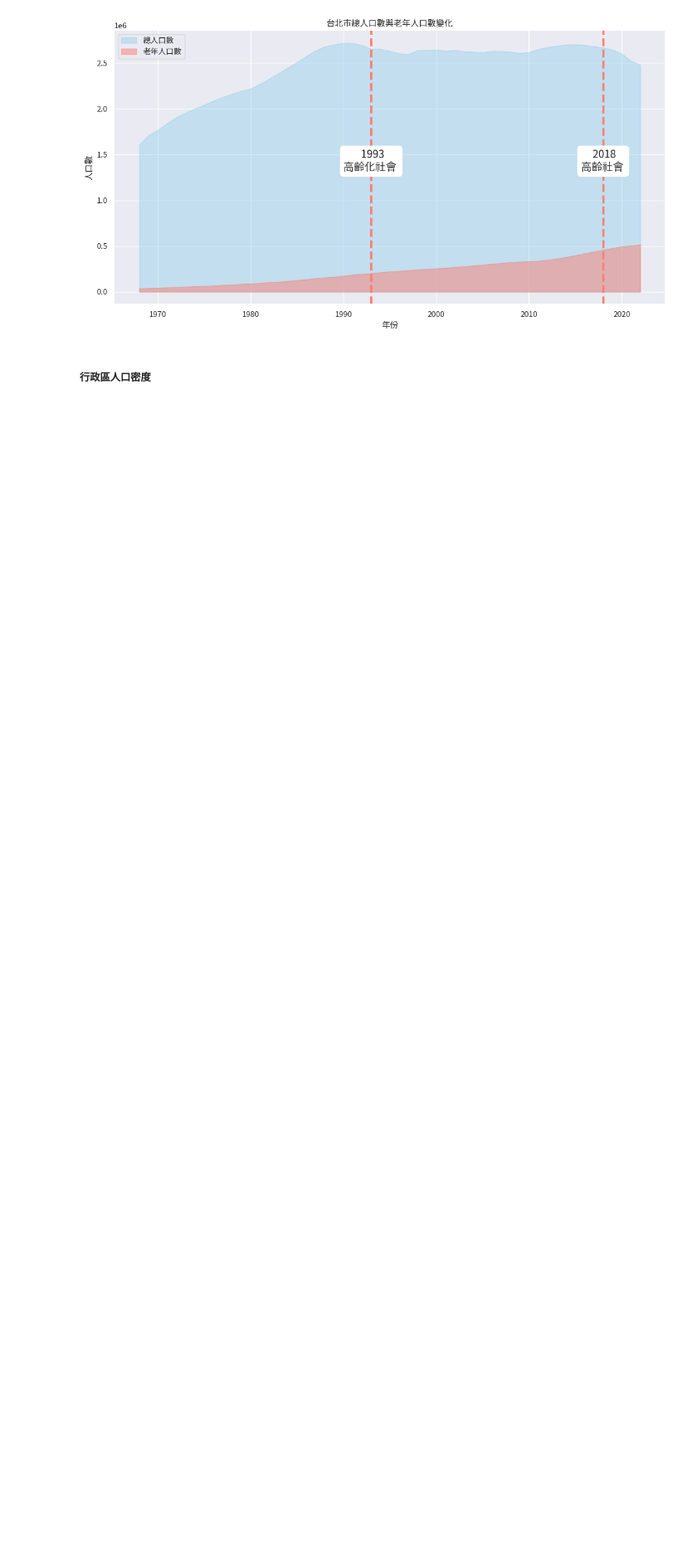
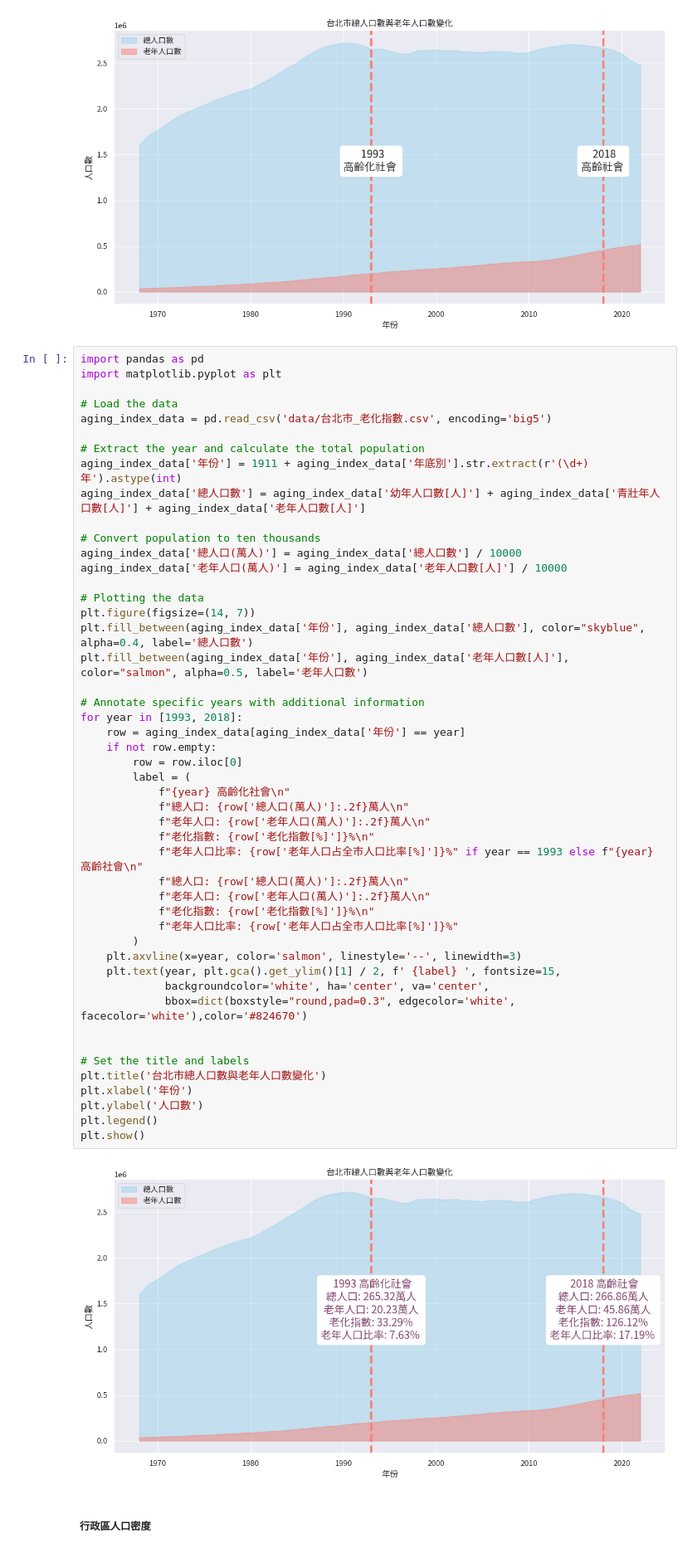
Before and after one commit to NaomiLinBlog/Data-Visualization---AgeScape-Taipei, a Jupyter notebook: 台北_行政區老年人口.ipynb, the cells around one changed output. Shown: that part at 83% size. Saved outputs shown, nothing was run; the diff lists cells and outputs as text; blank space fills up the shorter version.

```diff
--- a/台北_行政區老年人口.ipynb
+++ b/台北_行政區老年人口.ipynb
@@ -73,6 +81,56 @@ plt.legend()
 plt.show()
 # %% [output]
 [figure]
+# %%
+import pandas as pd
+import matplotlib.pyplot as plt
+
+# Load the data
+aging_index_data = pd.read_csv('data/台北市_老化指數.csv', encoding='big5')
+
+# Extract the year and calculate the total population
+aging_index_data['年份'] = 1911 + aging_index_data['年底別'].str.extract(r'(\d+)年').astype(int)
+aging_index_data['總人口數'] = aging_index_data['幼年人口數[人]'] + aging_index_data['青壯年人口數[人]'] + aging_index_data['老年人口數[人]']
+
+# Convert population to ten thousands
+aging_index_data['總人口(萬人)'] = aging_index_data['總人口數'] / 10000
+aging_index_data['老年人口(萬人)'] = aging_index_data['老年人口數[人]'] / 10000
+
+# Plotting the data
+plt.figure(figsize=(14, 7))
+plt.fill_between(aging_index_data['年份'], aging_index_data['總人口數'], color="skyblue", alpha=0.4, label='總人口數')
+plt.fill_between(aging_index_data['年份'], aging_index_data['老年人口數[人]'], color="salmon", alpha=0.5, label='老年人口數')
+
+# Annotate specific years with additional information
+for year in [1993, 2018]:
+    row = aging_index_data[aging_index_data['年份'] == year]
+    if not row.empty:
+        row = row.iloc[0]
+        label = (
+            f"{year} 高齡化社會\n"
+            f"總人口: {row['總人口(萬人)']:.2f}萬人\n"
+            f"老年人口: {row['老年人口(萬人)']:.2f}萬人\n"
+            f"老化指數: {row['老化指數[%]']}%\n"
+            f"老年人口比率: {row['老年人口占全市人口比率[%]']}%" if year == 1993 else f"{year} 高齡社會\n"
+            f"總人口: {row['總人口(萬人)']:.2f}萬人\n"
+            f"老年人口: {row['老年人口(萬人)']:.2f}萬人\n"
+            f"老化指數: {row['老化指數[%]']}%\n"
+            f"老年人口比率: {row['老年人口占全市人口比率[%]']}%"
+        )
+    plt.axvline(x=year, color='salmon', linestyle='--', linewidth=3)
+    plt.text(year, plt.gca().get_ylim()[1] / 2, f' {label} ', fontsize=15,
+             backgroundcolor='white', ha='center', va='center',
+             bbox=dict(boxstyle="round,pad=0.3", edgecolor='white', facecolor='white'),color='#824670')
+
+
+# Set the title and labels
+plt.title('台北市總人口數與老年人口數變化')
+plt.xlabel('年份')
+plt.ylabel('人口數')
+plt.legend()
+plt.show()
+# %% [output]
+[figure, added]
 # %% [markdown]
 ##### 行政區人口密度
 # %%
```
Also changed, not shown: parts of 1 cell of this notebook, 20 other files.
